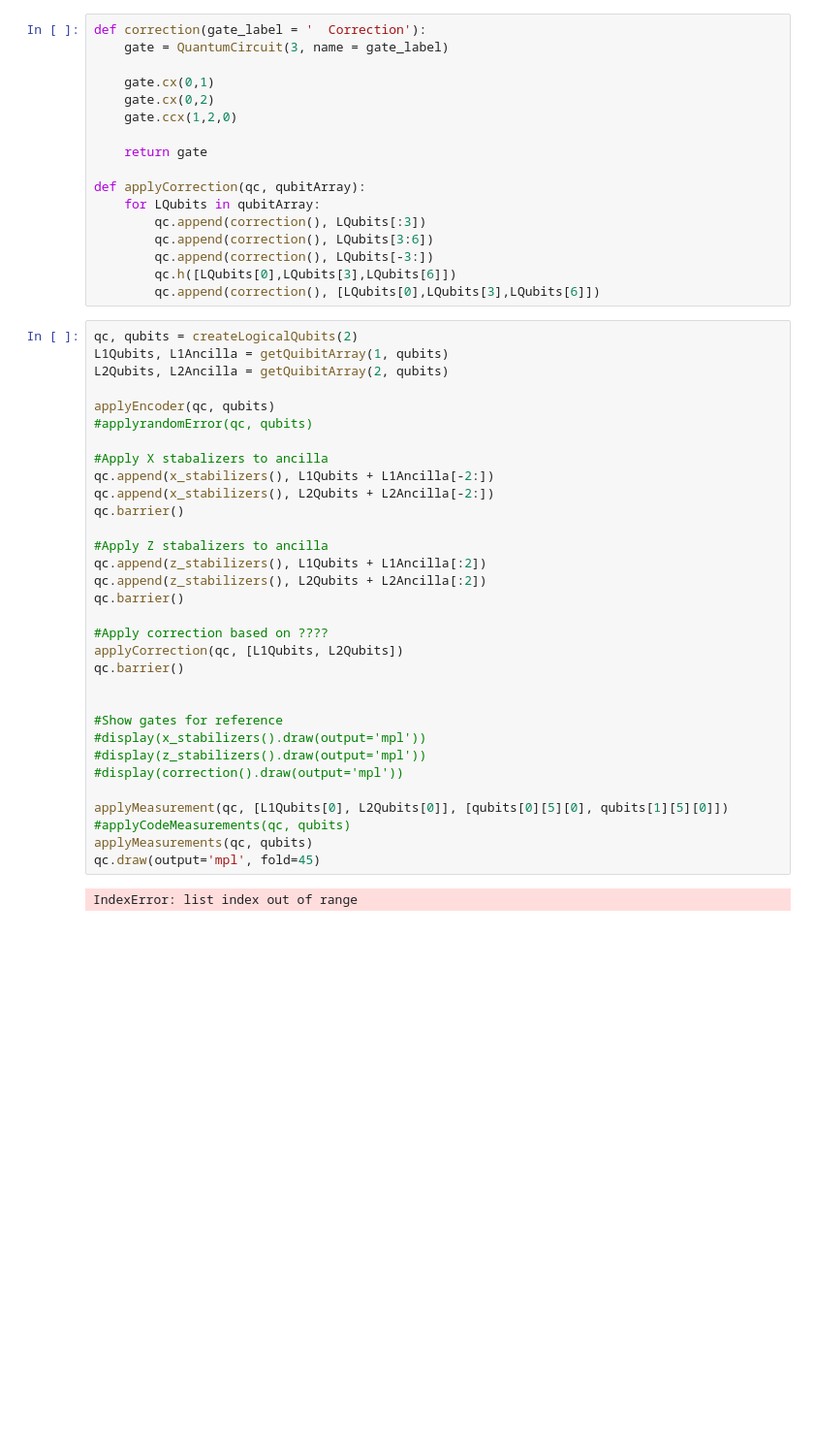
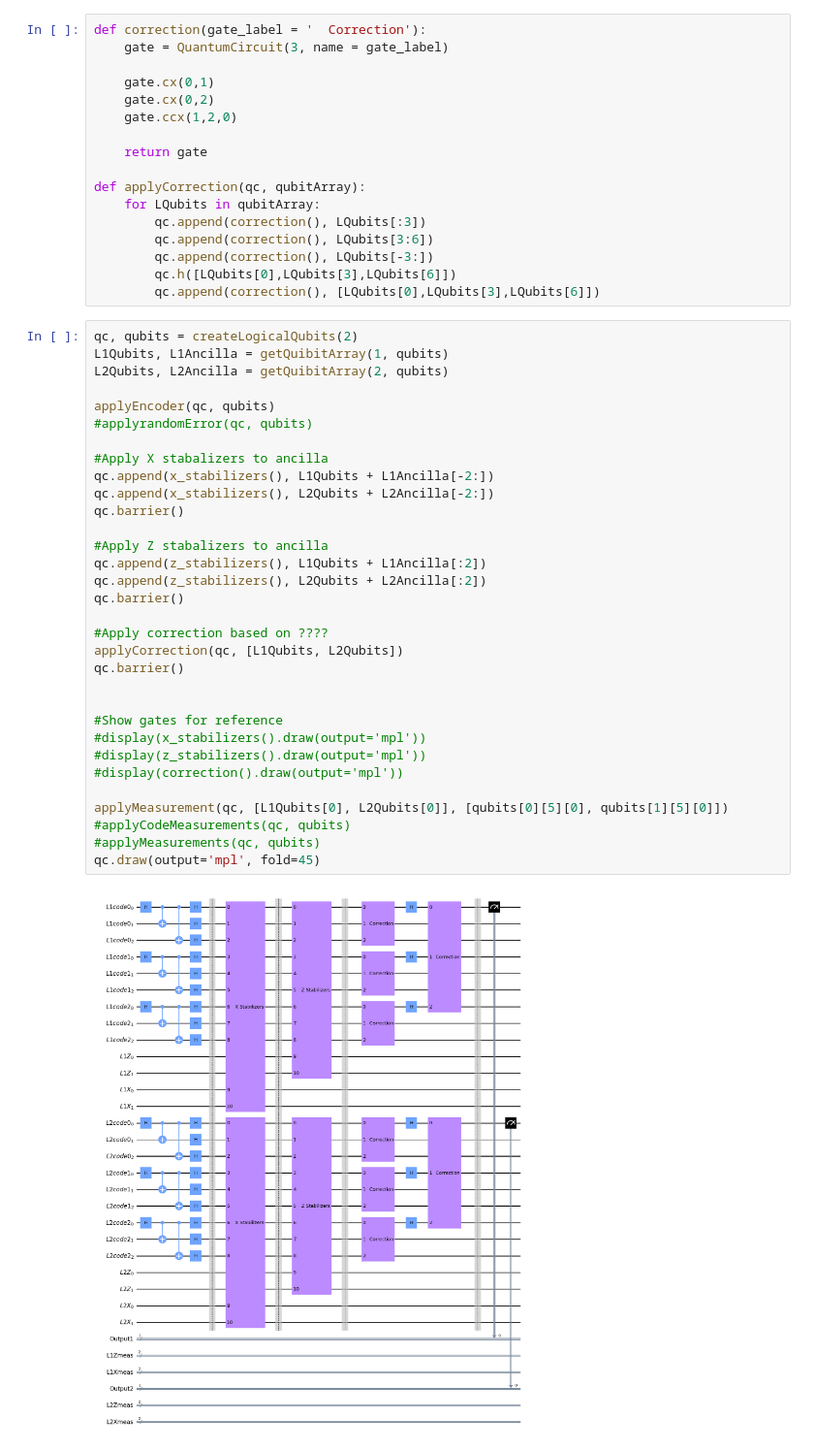
Before and after one commit to TonyPlaysGames/Shors-NeuralNetwork, a Jupyter notebook: x-gate-error.ipynb, the cells around one changed output. Shown: that part at 97% size. Saved outputs shown, nothing was run; the diff lists cells and outputs as text; blank space fills up the shorter version.

```diff
--- a/x-gate-error.ipynb
+++ b/x-gate-error.ipynb
@@ -168,35 +168,35 @@ qc, qubits = createLogicalQubits(2)
 L1Qubits, L1Ancilla = getQuibitArray(1, qubits)
 L2Qubits, L2Ancilla = getQuibitArray(2, qubits)
 
 applyEncoder(qc, qubits)
 #applyrandomError(qc, qubits)
 
 #Apply X stabalizers to ancilla
 qc.append(x_stabilizers(), L1Qubits + L1Ancilla[-2:])
 qc.append(x_stabilizers(), L2Qubits + L2Ancilla[-2:])
 qc.barrier()
 
 #Apply Z stabalizers to ancilla
 qc.append(z_stabilizers(), L1Qubits + L1Ancilla[:2])
 qc.append(z_stabilizers(), L2Qubits + L2Ancilla[:2])
 qc.barrier()
 
 #Apply correction based on ????
 applyCorrection(qc, [L1Qubits, L2Qubits])
 qc.barrier()
 
 
 #Show gates for reference
 #display(x_stabilizers().draw(output='mpl'))
 #display(z_stabilizers().draw(output='mpl'))
 #display(correction().draw(output='mpl'))
 
 applyMeasurement(qc, [L1Qubits[0], L2Qubits[0]], [qubits[0][5][0], qubits[1][5][0]])
 #applyCodeMeasurements(qc, qubits)
-applyMeasurements(qc, qubits)
+#applyMeasurements(qc, qubits)
 qc.draw(output='mpl', fold=45)
 # %% [output]
-IndexError: list index out of range
+[figure, added]
 # %%
 sim = Aer.get_backend('qasm_simulator')
 job = execute(qc, sim, shots=25)
```
Also changed, not shown: parts of 2 cells of this notebook.
